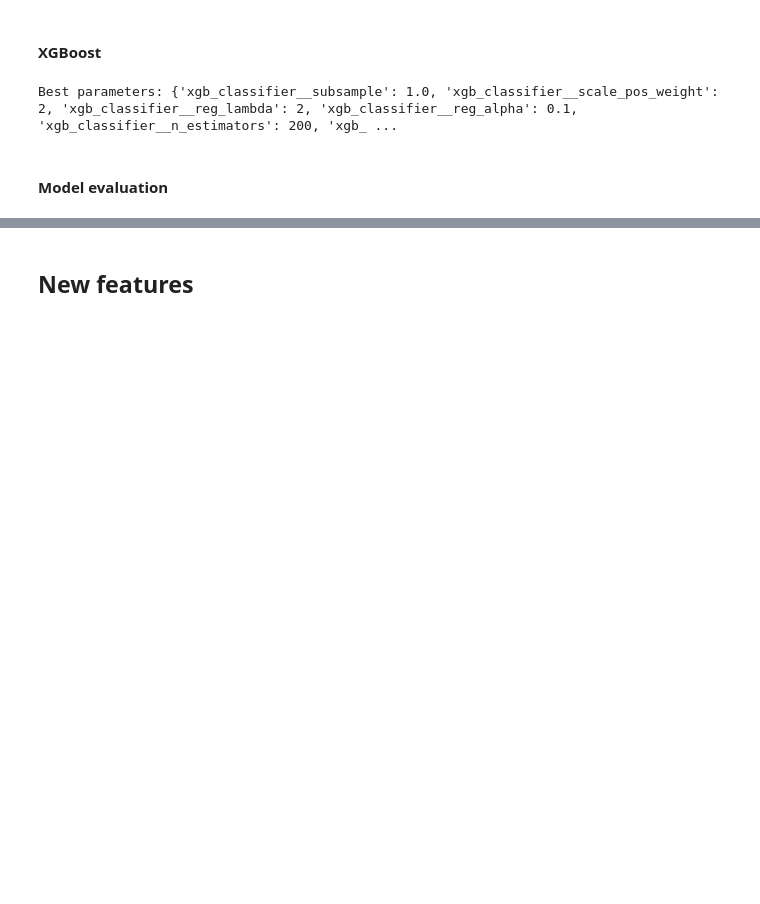
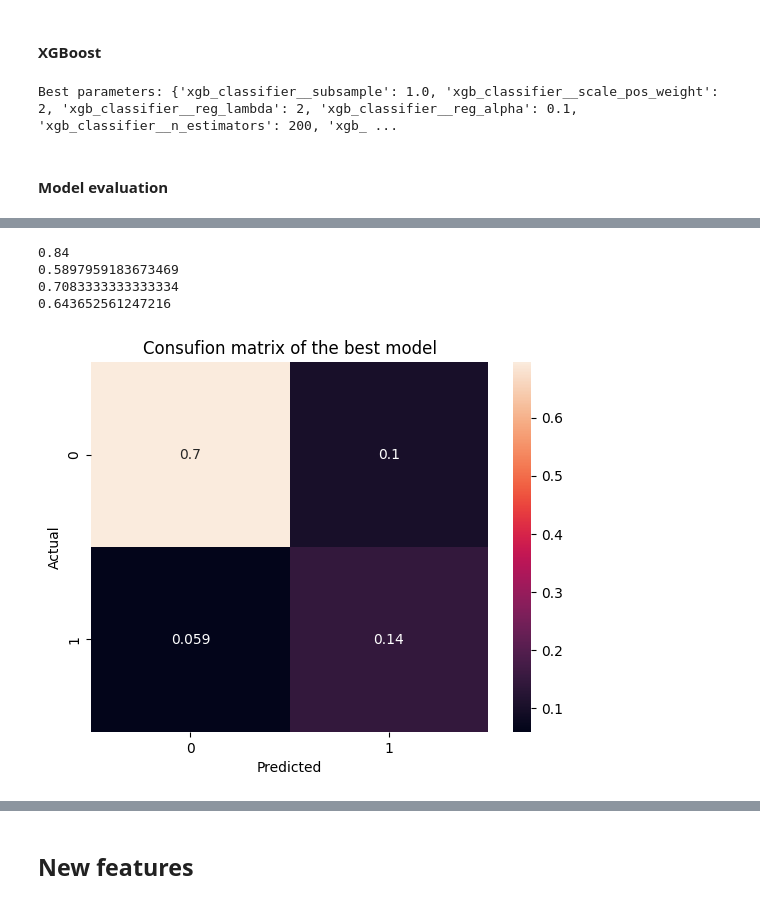
Before and after one commit to raydiwill/customers-churm-ml-app, a Jupyter notebook: notebook/best_model.ipynb, the cells around one changed output, grey strips where cells are left out. Saved outputs shown, nothing was run; the diff lists cells and outputs as text; code cells hidden in the pictures; blank space fills up the shorter version.

Commit message:
Evaluated org features models

```diff
--- a/notebook/best_model.ipynb
+++ b/notebook/best_model.ipynb
@@ -1131,0 +1178,31 @@ results_df_6
+# %%
+org_best_pipe = imbPipeline(
+    steps=[
+        ("preprocessor", preprocessor),
+        ("sampler", over_sampling),
+        ("undersampler", under_sampling),
+        ("xgb_classifier", XGBClassifier(**list_params_dict[3])),
+    ]
+)
+
+org_best_pipe.fit(X_train_1, y_train_1)
+org_y_pred = org_best_pipe.predict(X_test_1)
+org_y_proba = org_best_pipe.predict_proba(X_test_1)[:, 1]
+
+print(accuracy_score(y_test_1, org_y_pred))
+print(precision_score(y_test_1, org_y_pred))
+print(recall_score(y_test_1, org_y_pred))
+print(f1_score(y_test_1, org_y_pred))
+# %% [output]
+0.84
+0.5897959183673469
+0.7083333333333334
+0.643652561247216
+# %%
+sns.heatmap(confusion_matrix(y_test_1, org_y_pred, normalize="all"), annot=True)
+plt.title(f"Consufion matrix of the best model")
+plt.xlabel("Predicted")
+plt.ylabel("Actual")
+plt.show()
+# %% [output]
+[figure, added]
```
Also changed, not shown: parts of 5 cells of this notebook.
